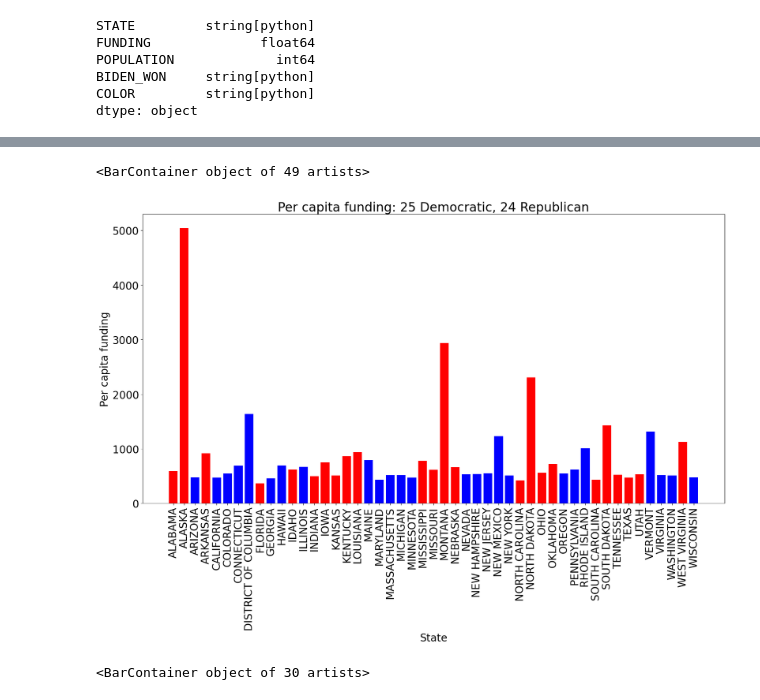
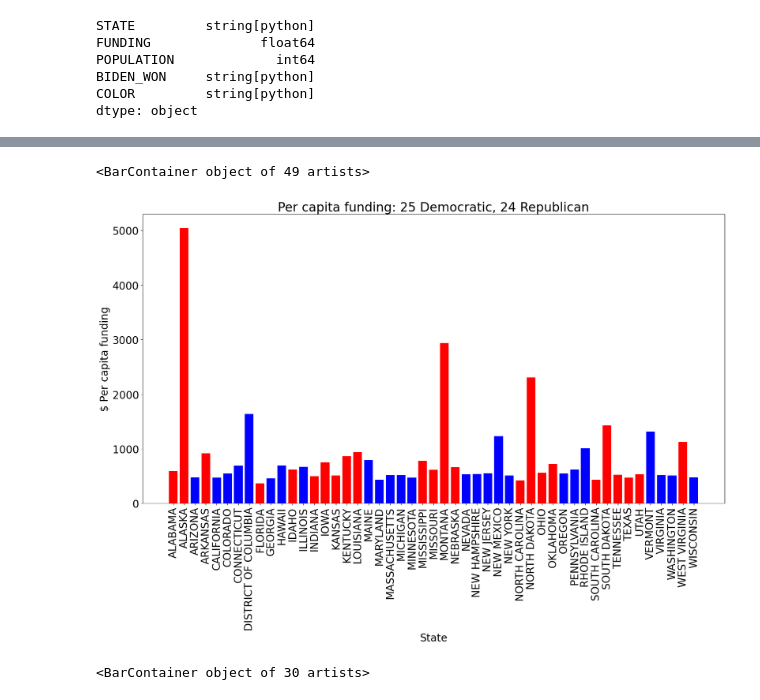
Before and after one commit to himalayahall/DATA608, a Jupyter notebook: Story 1/Story1.ipynb, the cells around one changed output, grey strips where cells are left out. Drawn from its saved outputs; the diff is of its cells as text; code cells hidden in the pictures.

```diff
--- a/Story 1/Story1.ipynb
+++ b/Story 1/Story1.ipynb
@@ -321,19 +321,19 @@ state_funding_percapita.to_csv(filepath, index=False)
 # %%
 dems = len(state_funding_percapita[state_funding_percapita['BIDEN_WON'] == 'YES'])
 reps = len(state_funding_percapita) - dems
 
 plt.title(f'Per capita funding: {dems} Democratic, {reps} Republican')
 plt.rcParams['figure.figsize'] = (20, 10)
 plt.rcParams['font.size'] = '20'
 plt.xticks(rotation = 'vertical')
 plt.xlabel('State')
-plt.ylabel('Per capita funding')
+plt.ylabel('$ Per capita funding')
 plt.bar(state_funding_percapita['STATE'],
         state_funding_percapita['PER_CAPITA_FUNDING'],
         color = state_funding_percapita['COLOR'])
 # %% [output]
 <BarContainer object of 49 artists>
-[figure, old version]
+[figure, new version]
 # %%
 top_n = 30
 n_largest = state_funding_percapita.nlargest(top_n, 'PER_CAPITA_FUNDING')
```
Also changed, not shown: parts of 1 cell of this notebook.
